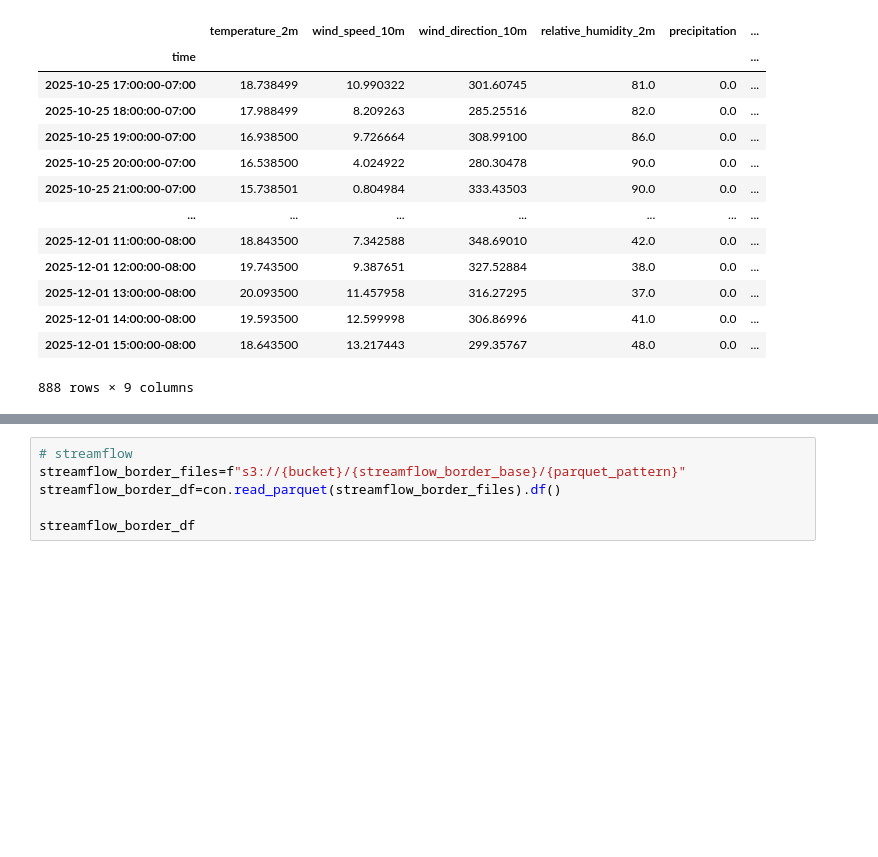
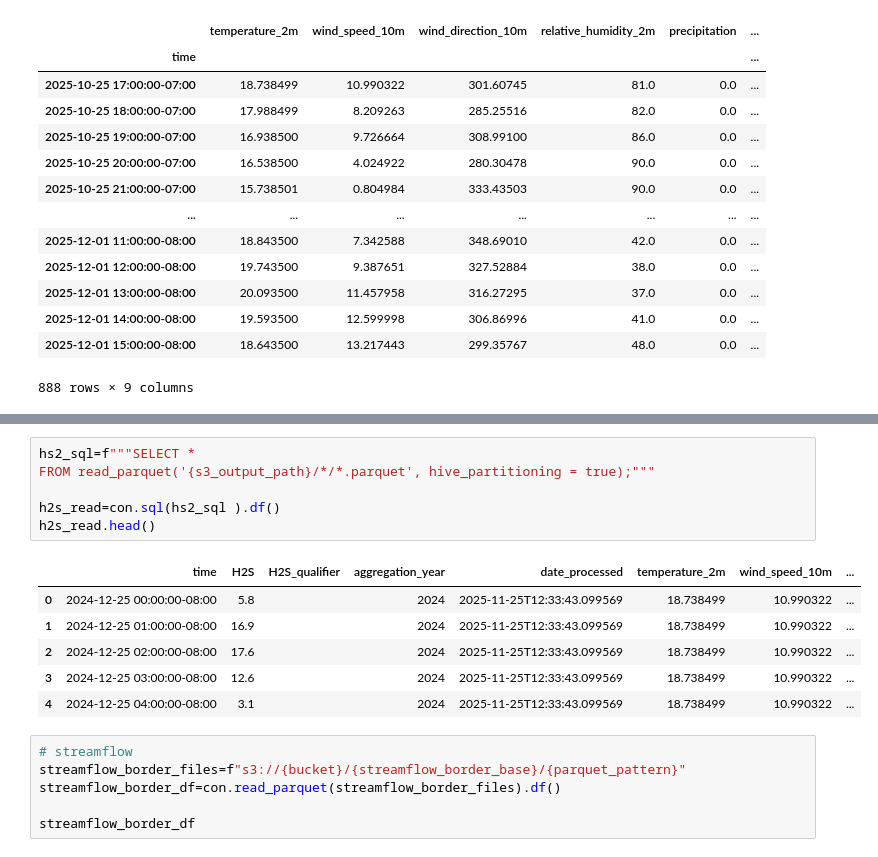
Before and after one commit to TheResilientCollective/resilient_workflows_public, a Jupyter notebook: workflows/public/notebooks/h2s_forecast_data.ipynb, the cells around one changed output, grey strips where cells are left out. Cells and saved outputs as stored; diff of their text form; blank space fills up the shorter version.

```diff
--- a/workflows/public/notebooks/h2s_forecast_data.ipynb
+++ b/workflows/public/notebooks/h2s_forecast_data.ipynb
@@ -140,3 +155,16 @@ matched_df
+# %%
+hs2_sql=f"""SELECT *
+FROM read_parquet('{s3_output_path}/*/*.parquet', hive_partitioning = true);"""
+
+h2s_read=con.sql(hs2_sql ).df()
+h2s_read.head()
+# %% [output]
+|  | time | H2S | H2S_qualifier | aggregation_year | date_processed | temperature_2m | wind_speed_10m | ... |
+| 0 | 2024-12-25 00:00:00-08:00 | 5.8 |  | 2024 | 2025-11-25T12:33:43.099569 | 18.738499 | 10.990322 | ... |
+| 1 | 2024-12-25 01:00:00-08:00 | 16.9 |  | 2024 | 2025-11-25T12:33:43.099569 | 18.738499 | 10.990322 | ... |
+| 2 | 2024-12-25 02:00:00-08:00 | 17.6 |  | 2024 | 2025-11-25T12:33:43.099569 | 18.738499 | 10.990322 | ... |
+| 3 | 2024-12-25 03:00:00-08:00 | 12.6 |  | 2024 | 2025-11-25T12:33:43.099569 | 18.738499 | 10.990322 | ... |
+| 4 | 2024-12-25 04:00:00-08:00 | 3.1 |  | 2024 | 2025-11-25T12:33:43.099569 | 18.738499 | 10.990322 | ... |
 # %%
 # streamflow
 streamflow_border_files=f"s3://{bucket}/{streamflow_border_base}/{parquet_pattern}"
```
Also changed, not shown: parts of 5 cells of this notebook.
